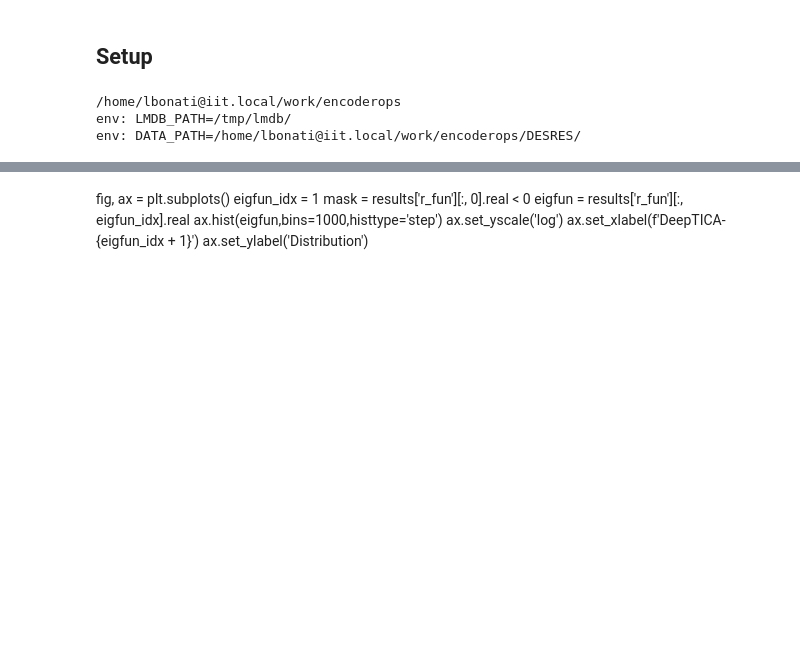
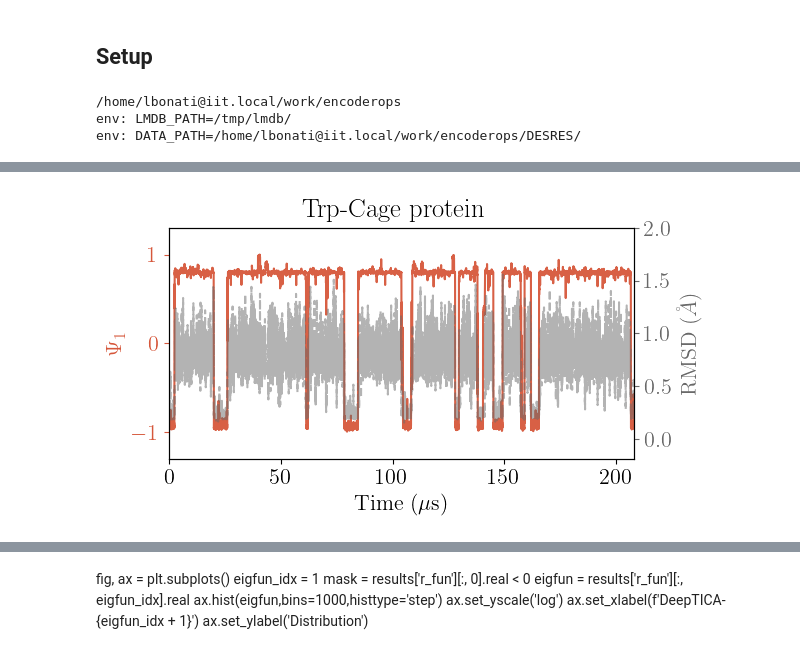
Before and after one commit to pietronvll/encoderops, a Jupyter notebook: analysis/trpcage.ipynb, the cells around one changed output, grey strips where cells are left out. Drawn from its saved outputs; the diff is of its cells as text; code cells hidden in the pictures; blank space fills up the shorter version.

```diff
--- a/analysis/trpcage.ipynb
+++ b/analysis/trpcage.ipynb
@@ -148,0 +175,17 @@ def descriptors(protein_id: str, sample_idxs: list[int] | None, descriptors=['di
+# %%
+# Normalize min-max
+def normalize_minmax(y, mask = None):
+    if mask is not None:
+        y2 = y[mask]
+    else:
+        y2 = y
+    return 2 * (y - y2.min()) / (y2.max() - y2.min()) - 1
+
+# normalize according to mean and standard deviation
+def normalize(y):
+    return (y - y.mean()) / y.std()
+
+df_r['TICA-1'] = normalize_minmax(df_r['TICA-1'])*-1
+df_r['TICA-2'] = normalize_minmax(df_r['TICA-2'])
+
+df
@@ -148,0 +206,41 @@ def descriptors(protein_id: str, sample_idxs: list[int] | None, descriptors=['di
+# %%
+# usetex for matplotlib
+import matplotlib
+from matplotlib import rc
+rc('text', usetex=True)
+
+# define subplot with fontsize 12
+font = {'family' : 'serif',
+        'weight' : 'normal',
+        'size'   : 16}
+
+matplotlib.rc('font', **font)
+fig, ax = plt.subplots(figsize=(6, 3),sharex=True)
+
+ev = 10
+
+df_r[::ev].plot('time','TICA-1',ax=ax, color='fessa6',alpha=0.95,label=None,zorder=0)
+
+ax.set_xlim(0,208)
+ax.set_xlabel(r'Time ($\mu$s)')
+ax.set_ylim(-1.3,1.3)
+ax.set_ylabel(r'$\Psi_1$')
+#color label and axis with red
+ax.yaxis.label.set_color('fessa6')
+ax.tick_params(axis='y', colors='fessa6')
+#remove legend
+ax.legend().remove()
+
+# twinx and plot rmsd
+ax2 = ax.twinx()
+df[::ev].plot('time','rmsd',linestyle='--',ax=ax2, color='dimgrey',label=None,alpha=0.5,zorder=-1)
+ax2.set_ylabel(r'RMSD ($\AA$)')
+ax2.set_ylim(-0.19,2)
+#color label and axis with dimgrey
+ax2.yaxis.label.set_color('dimgrey')
+ax2.tick_params(axis='y', colors='dimgrey')
+ax2.legend().remove()
+plt.suptitle('Trp-Cage protein')
+plt.savefig('analysis/trpcage/trpcage.svg',dpi=300,bbox_inches='tight')
+# %% [output]
+[figure, added]
```
Also changed, not shown: parts of 27 cells of this notebook, 21 other files.
